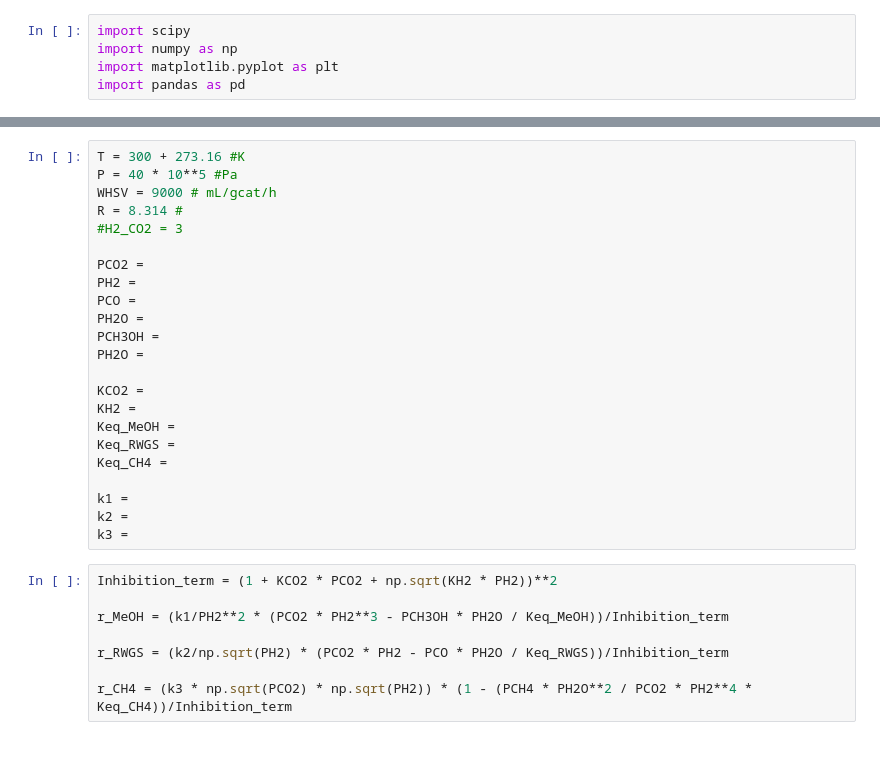
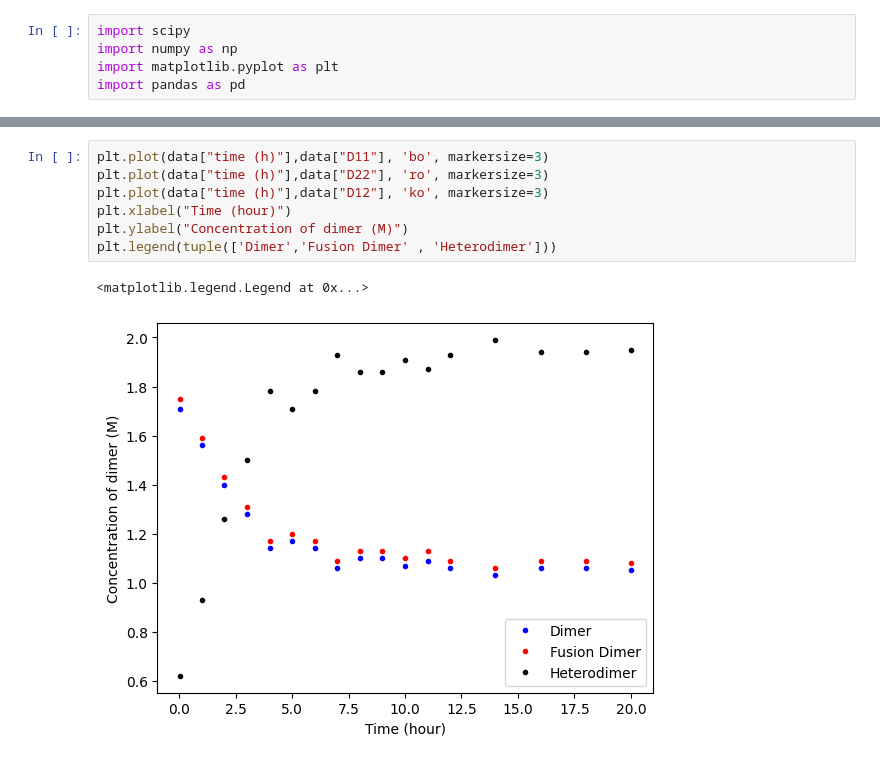
Before and after one commit to sht150/ChE-Math-Project-2, a Jupyter notebook: Project 2.ipynb, the cells around one changed output, grey strips where cells are left out. Saved outputs shown, nothing was run; the diff lists cells and outputs as text.

```diff
--- a/Project 2.ipynb
+++ b/Project 2.ipynb
@@ -46,31 +28,10 @@ data_CH4
-# %%
-T = 300 + 273.16 #K
-P = 40 * 10**5 #Pa
-WHSV = 9000 # mL/gcat/h
-R = 8.314 #
-#H2_CO2 = 3
-
-PCO2 =
-PH2 =
-PCO =
-PH2O =
-PCH3OH =
-PH2O =
-
-KCO2 =
-KH2 =
-Keq_MeOH =
-Keq_RWGS =
-Keq_CH4 =
-
-k1 =
-k2 =
-k3 =
-# %%
-Inhibition_term = (1 + KCO2 * PCO2 + np.sqrt(KH2 * PH2))**2
-
-r_MeOH = (k1/PH2**2 * (PCO2 * PH2**3 - PCH3OH * PH2O / Keq_MeOH))/Inhibition_term
-
-r_RWGS = (k2/np.sqrt(PH2) * (PCO2 * PH2 - PCO * PH2O / Keq_RWGS))/Inhibition_term
-
-r_CH4 = (k3 * np.sqrt(PCO2) * np.sqrt(PH2)) * (1 - (PCH4 * PH2O**2 / PCO2 * PH2**4 * Keq_CH4))/Inhibition_term
+# %%
+plt.plot(data["time (h)"],data["D11"], 'bo', markersize=3)
+plt.plot(data["time (h)"],data["D22"], 'ro', markersize=3)
+plt.plot(data["time (h)"],data["D12"], 'ko', markersize=3)
+plt.xlabel("Time (hour)")
+plt.ylabel("Concentration of dimer (M)")
+plt.legend(tuple(['Dimer','Fusion Dimer' , 'Heterodimer']))
+# %% [output]
+<matplotlib.legend.Legend at 0x...>
+[figure, added]
```
Also changed, not shown: parts of 17 cells of this notebook, 1 other file.
